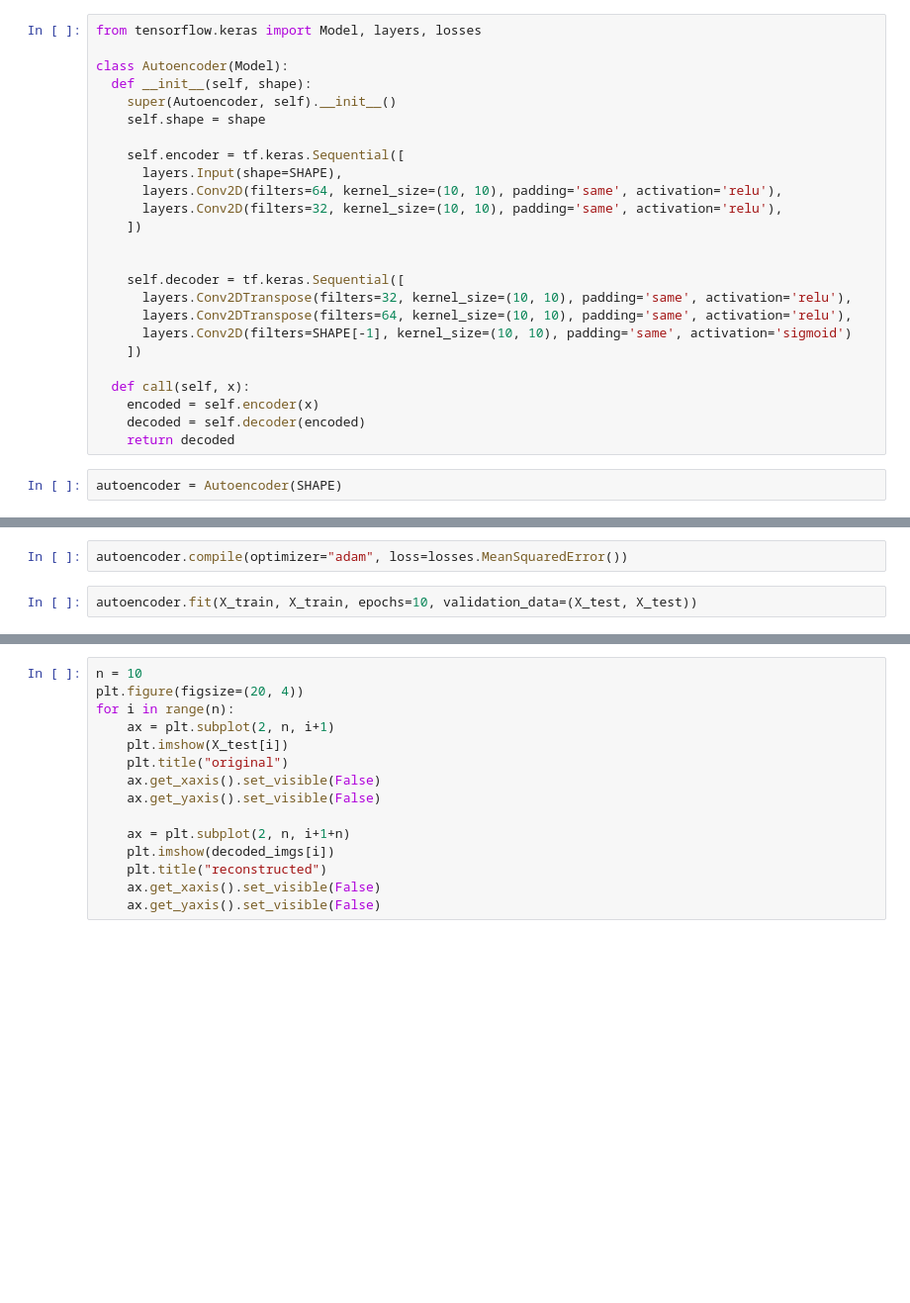
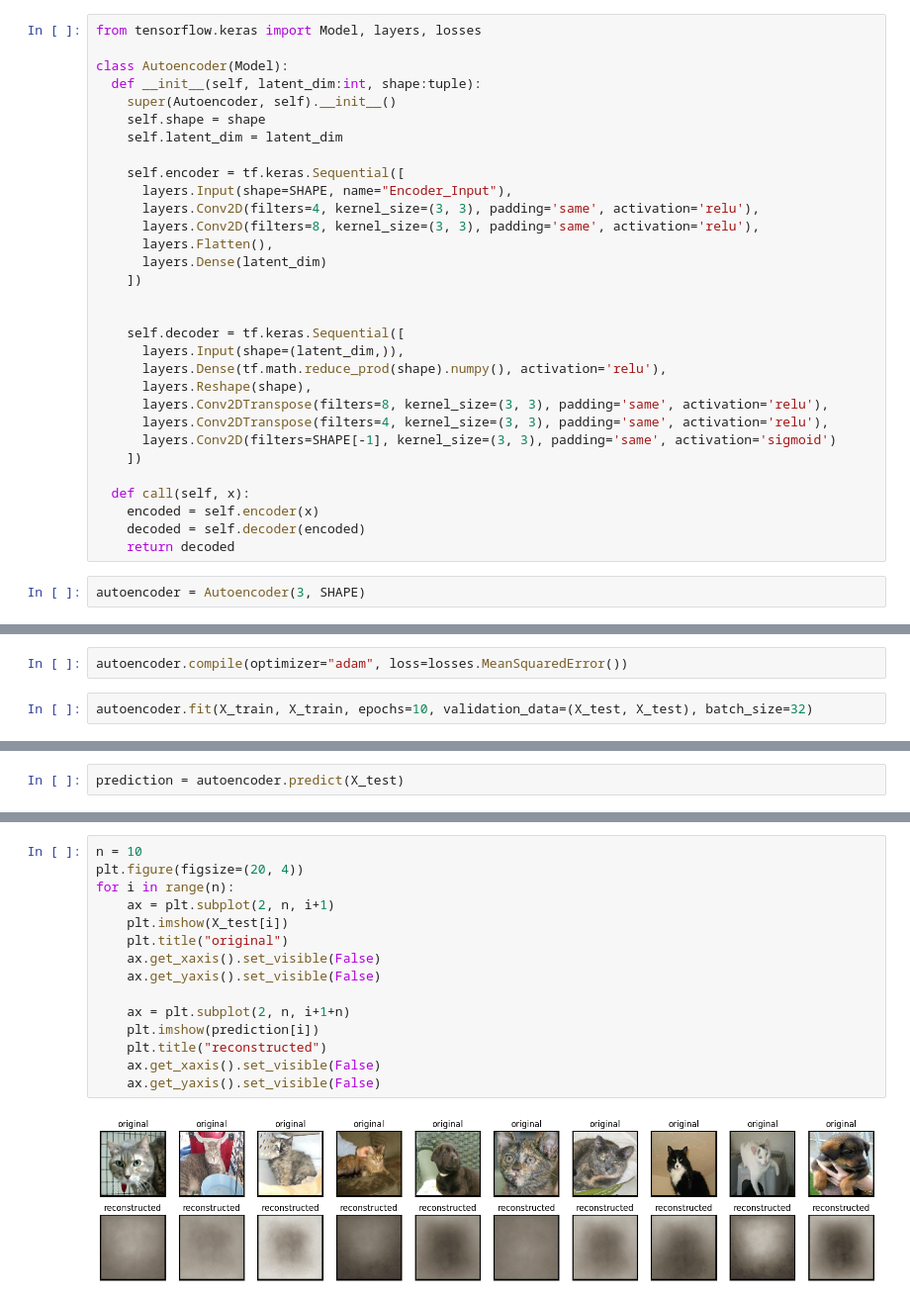
Before and after one commit to KU-Gen-AI-2567/Autoencoder-demo, a Jupyter notebook: Autoencoder.ipynb, the cells around one changed output, grey strips where cells are left out. Shown at 99% size. Saved outputs shown, nothing was run; the diff lists cells and outputs as text; blank space fills up the shorter version.

Commit message:
Edit error already but prediction is wrong

```diff
--- a/Autoencoder.ipynb
+++ b/Autoencoder.ipynb
@@ -116,21 +116,27 @@ to_image(X_train[8000])
 from tensorflow.keras import Model, layers, losses
 
 class Autoencoder(Model):
-  def __init__(self, shape):
+  def __init__(self, latent_dim:int, shape:tuple):
     super(Autoencoder, self).__init__()
     self.shape = shape
+    self.latent_dim = latent_dim
 
     self.encoder = tf.keras.Sequential([
-      layers.Input(shape=SHAPE),
-      layers.Conv2D(filters=64, kernel_size=(10, 10), padding='same', activation='relu'),
-      layers.Conv2D(filters=32, kernel_size=(10, 10), padding='same', activation='relu'),
+      layers.Input(shape=SHAPE, name="Encoder_Input"),
+      layers.Conv2D(filters=4, kernel_size=(3, 3), padding='same', activation='relu'),
+      layers.Conv2D(filters=8, kernel_size=(3, 3), padding='same', activation='relu'),
+      layers.Flatten(),
+      layers.Dense(latent_dim)
     ])
 
 
     self.decoder = tf.keras.Sequential([
-      layers.Conv2DTranspose(filters=32, kernel_size=(10, 10), padding='same', activation='relu'),
-      layers.Conv2DTranspose(filters=64, kernel_size=(10, 10), padding='same', activation='relu'),
-      layers.Conv2D(filters=SHAPE[-1], kernel_size=(10, 10), padding='same', activation='sigmoid')
+      layers.Input(shape=(latent_dim,)),
+      layers.Dense(tf.math.reduce_prod(shape).numpy(), activation='relu'),
+      layers.Reshape(shape),
+      layers.Conv2DTranspose(filters=8, kernel_size=(3, 3), padding='same', activation='relu'),
+      layers.Conv2DTranspose(filters=4, kernel_size=(3, 3), padding='same', activation='relu'),
+      layers.Conv2D(filters=SHAPE[-1], kernel_size=(3, 3), padding='same', activation='sigmoid')
     ])
 
   def call(self, x):
@@ -138,7 +144,7 @@ class Autoencoder(Model):
     decoded = self.decoder(encoded)
     return decoded
 # %%
-autoencoder = Autoencoder(SHAPE)
+autoencoder = Autoencoder(3, SHAPE)
 # %%
 autoencoder.encoder.summary()
 # %% [output]
@@ -172,6 +188,6 @@ Model: "sequential_1"
 # %%
 autoencoder.compile(optimizer="adam", loss=losses.MeanSquaredError())
 # %%
-autoencoder.fit(X_train, X_train, epochs=10, validation_data=(X_test, X_test))
+autoencoder.fit(X_train, X_train, epochs=10, validation_data=(X_test, X_test), batch_size=32)
 # %% [output]
 Epoch 1/10
@@ -235,0 +257,2 @@ ResourceExhaustedError: Exception encountered when calling Conv2D.call().
+# %%
+prediction = autoencoder.predict(X_test)
@@ -236,15 +261,17 @@ ResourceExhaustedError: Exception encountered when calling Conv2D.call().
 # %%
 n = 10
 plt.figure(figsize=(20, 4))
 for i in range(n):
     ax = plt.subplot(2, n, i+1)
     plt.imshow(X_test[i])
     plt.title("original")
     ax.get_xaxis().set_visible(False)
     ax.get_yaxis().set_visible(False)
 
     ax = plt.subplot(2, n, i+1+n)
-    plt.imshow(decoded_imgs[i])
+    plt.imshow(prediction[i])
     plt.title("reconstructed")
     ax.get_xaxis().set_visible(False)
     ax.get_yaxis().set_visible(False)
+# %% [output]
+[figure, added]
```
Also changed, not shown: parts of 12 cells of this notebook.
